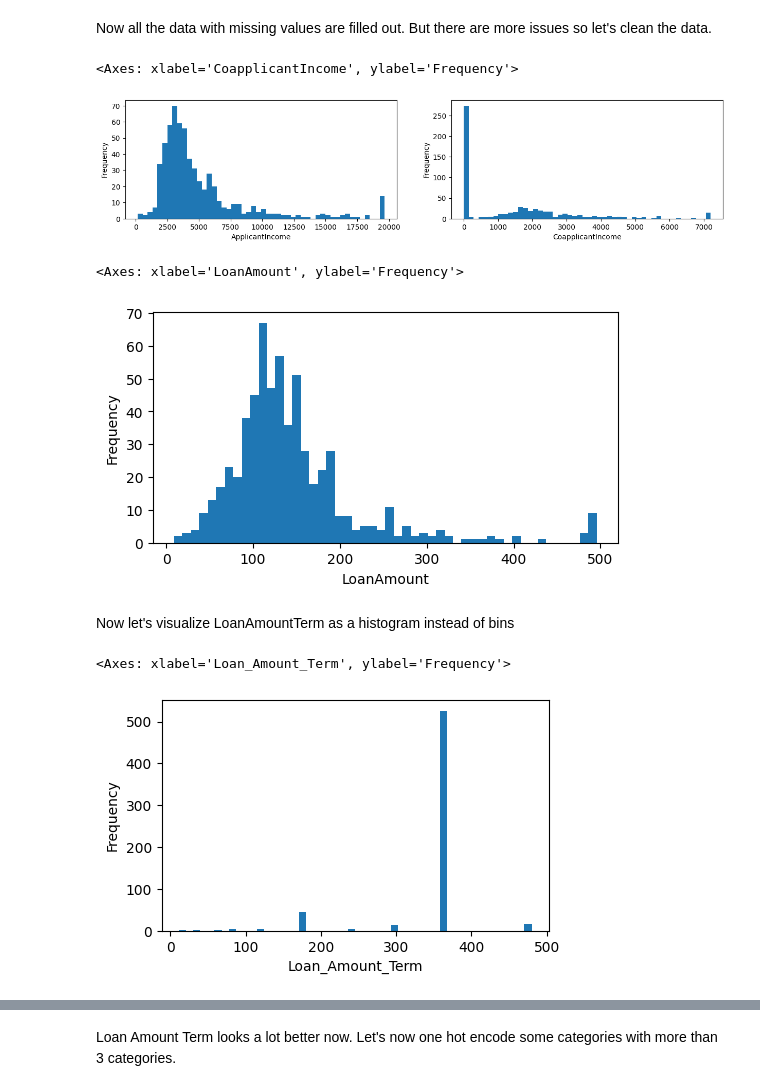
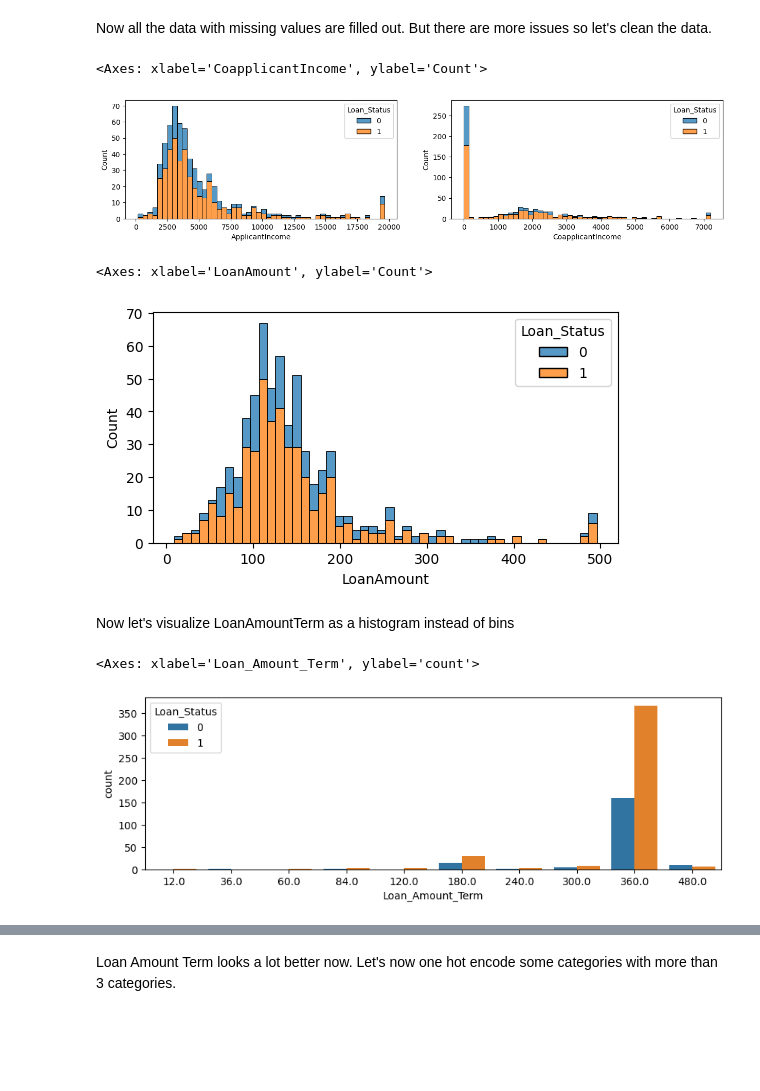
Before and after one commit to LoneCoder21/Loan-Eligibility, a Jupyter notebook: loaneligibility.ipynb, the cells around one changed output, grey strips where cells are left out. Saved outputs shown, nothing was run; the diff lists cells and outputs as text; code cells hidden in the pictures; blank space fills up the shorter version.

```diff
--- a/loaneligibility.ipynb
+++ b/loaneligibility.ipynb
@@ -283,13 +266,13 @@ data['CoapplicantIncome'] = data['CoapplicantIncome'].clip(upper=cap_value)
 
 fig, axes = plt.subplots(1, 2, figsize=(15, 3))
 
-data['ApplicantIncome'].plot(kind='hist',bins=50, xlabel="ApplicantIncome",ax=axes[0])
-data['CoapplicantIncome'].plot(kind='hist',bins=50, xlabel="CoapplicantIncome",ax=axes[1])
+sns.histplot(data=data, x="ApplicantIncome", hue="Loan_Status",bins=50,multiple='stack',ax=axes[0])
+sns.histplot(data=data, x="CoapplicantIncome", hue="Loan_Status",bins=50,multiple='stack',ax=axes[1])
 
 # Visualize the features now looks a lot better
 # %% [output]
-<Axes: xlabel='CoapplicantIncome', ylabel='Frequency'>
+<Axes: xlabel='CoapplicantIncome', ylabel='Count'>
-[figure, old version]
+[figure, new version]
 # %%
 cap_value = data['LoanAmount'].quantile(0.99)
 data['LoanAmount'] = data['LoanAmount'].clip(upper=cap_value)
@@ -298,18 +281,18 @@ data['LoanAmount'] = data['LoanAmount'].clip(upper=cap_value)
 
 fig, axes = plt.subplots(1, 1, figsize=(6, 3))
 
-data['LoanAmount'].plot(kind='hist',bins=50, xlabel="LoanAmount",ax=axes)
+sns.histplot(data=data, x="LoanAmount", hue="Loan_Status",bins=50,multiple='stack',ax=axes)
 # %% [output]
-<Axes: xlabel='LoanAmount', ylabel='Frequency'>
+<Axes: xlabel='LoanAmount', ylabel='Count'>
-[figure, old version]
+[figure, new version]
 # %% [markdown]
 Now let's visualize LoanAmountTerm as a histogram instead of bins
 # %%
-fig, axes = plt.subplots(1, 1, figsize=(5, 3))
-data['Loan_Amount_Term'].plot(kind='hist',bins=50, xlabel="Loan_Amount_Term",ax=axes)
+fig, axes = plt.subplots(1, 1, figsize=(10, 3))
+sns.countplot(data, x="Loan_Amount_Term", hue="Loan_Status", ax=axes)
 # %% [output]
-<Axes: xlabel='Loan_Amount_Term', ylabel='Frequency'>
+<Axes: xlabel='Loan_Amount_Term', ylabel='count'>
-[figure, old version]
+[figure, new version]
 # %%
 cap_value = data['Loan_Amount_Term'].quantile(0.10)
 data['Loan_Amount_Term'] = data['Loan_Amount_Term'].clip(lower=cap_value)
```
Also changed, not shown: parts of 8 cells of this notebook.
